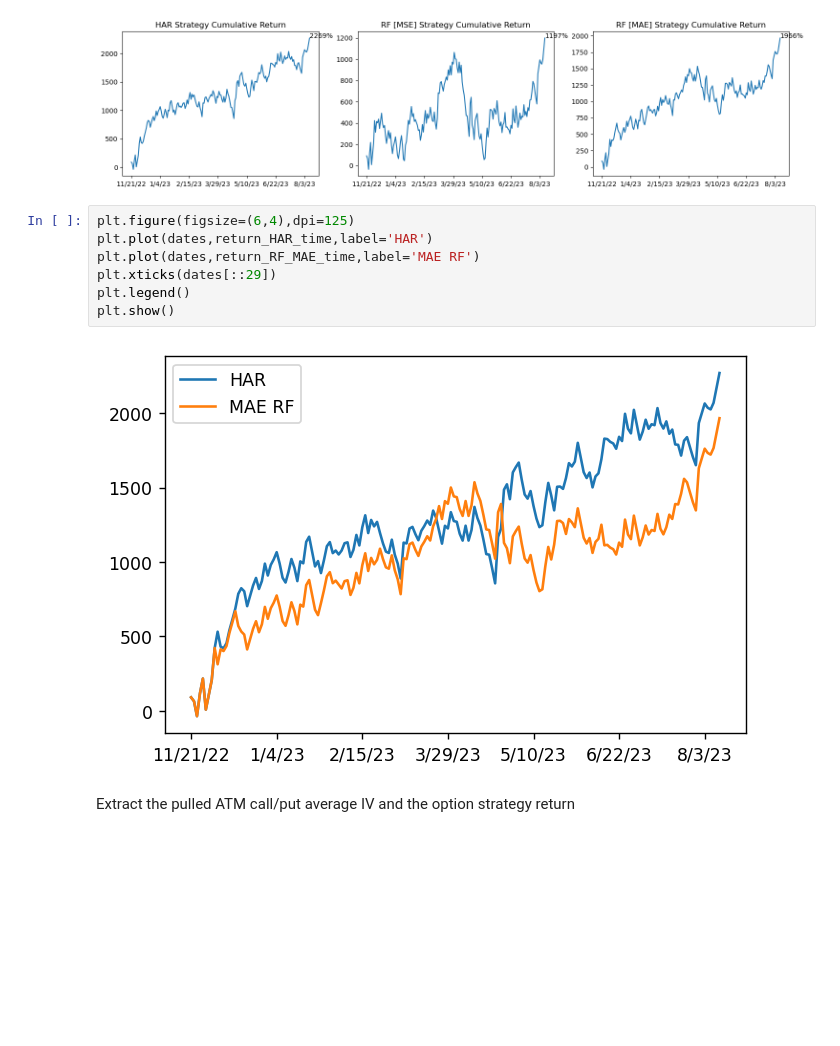
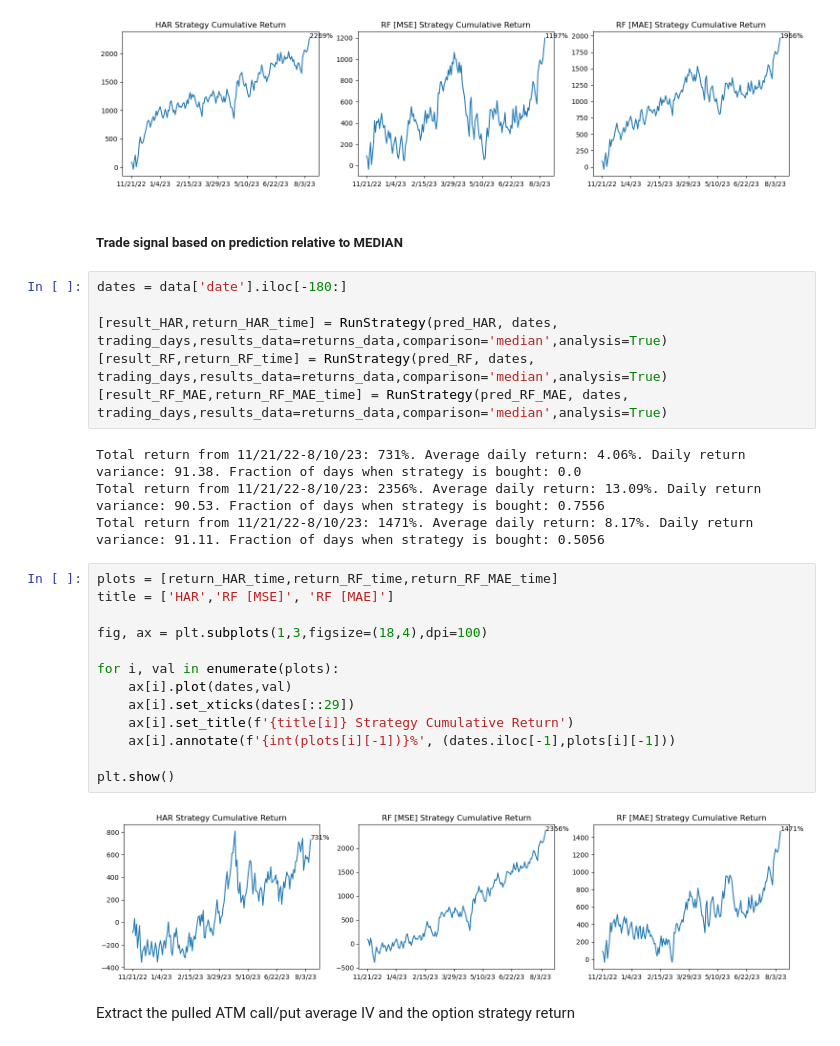
Before and after one commit to bwolfe0/VolForecasting_RandomForests, a Jupyter notebook: Minimal_Feature_Model_Comparison.ipynb, the cells around one changed output. Saved outputs shown, nothing was run; the diff lists cells and outputs as text; blank space fills up the shorter version.

Commit message:
Added ability to compare vs median instead of mean

```diff
--- a/Minimal_Feature_Model_Comparison.ipynb
+++ b/Minimal_Feature_Model_Comparison.ipynb
@@ -93,15 +95,33 @@ for i, val in enumerate(plots):
 plt.show()
 # %% [output]
 [figure]
-# %%
-plt.figure(figsize=(6,4),dpi=125)
-plt.plot(dates,return_HAR_time,label='HAR')
-plt.plot(dates,return_RF_MAE_time,label='MAE RF')
-plt.xticks(dates[::29])
-plt.legend()
-plt.show()
-# %% [output]
-[figure, removed]
+# %% [markdown]
+##### Trade signal based on prediction relative to MEDIAN
+# %%
+dates = data['date'].iloc[-180:]
+
+[result_HAR,return_HAR_time] = RunStrategy(pred_HAR, dates, trading_days,results_data=returns_data,comparison='median',analysis=True)
+[result_RF,return_RF_time] = RunStrategy(pred_RF, dates, trading_days,results_data=returns_data,comparison='median',analysis=True)
+[result_RF_MAE,return_RF_MAE_time] = RunStrategy(pred_RF_MAE, dates, trading_days,results_data=returns_data,comparison='median',analysis=True)
+# %% [output]
+Total return from 11/21/22-8/10/23: 731%. Average daily return: 4.06%. Daily return variance: 91.38. Fraction of days when strategy is bought: 0.0
+Total return from 11/21/22-8/10/23: 2356%. Average daily return: 13.09%. Daily return variance: 90.53. Fraction of days when strategy is bought: 0.7556
+Total return from 11/21/22-8/10/23: 1471%. Average daily return: 8.17%. Daily return variance: 91.11. Fraction of days when strategy is bought: 0.5056
+# %%
+plots = [return_HAR_time,return_RF_time,return_RF_MAE_time]
+title = ['HAR','RF [MSE]', 'RF [MAE]']
+
+fig, ax = plt.subplots(1,3,figsize=(18,4),dpi=100)
+
+for i, val in enumerate(plots):
+    ax[i].plot(dates,val)
+    ax[i].set_xticks(dates[::29])
+    ax[i].set_title(f'{title[i]} Strategy Cumulative Return')
+    ax[i].annotate(f'{int(plots[i][-1])}%', (dates.iloc[-1],plots[i][-1]))
+
+plt.show()
+# %% [output]
+[figure, added]
 # %% [markdown]
 Extract the pulled ATM call/put average IV and the option strategy return
 # %%
```
Also changed, not shown: parts of 1 cell of this notebook.
